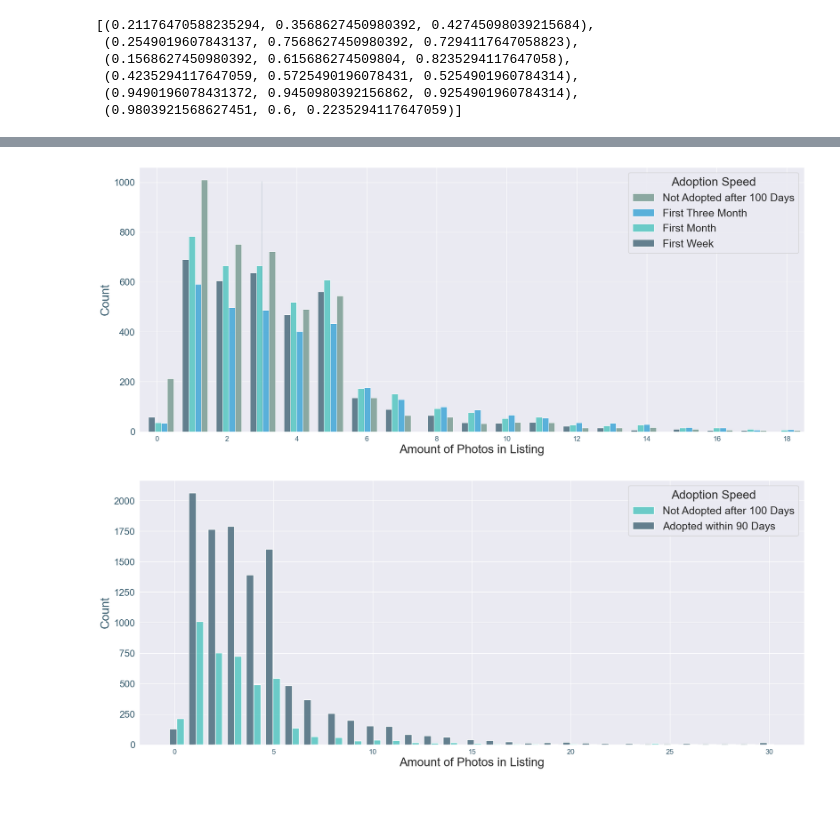
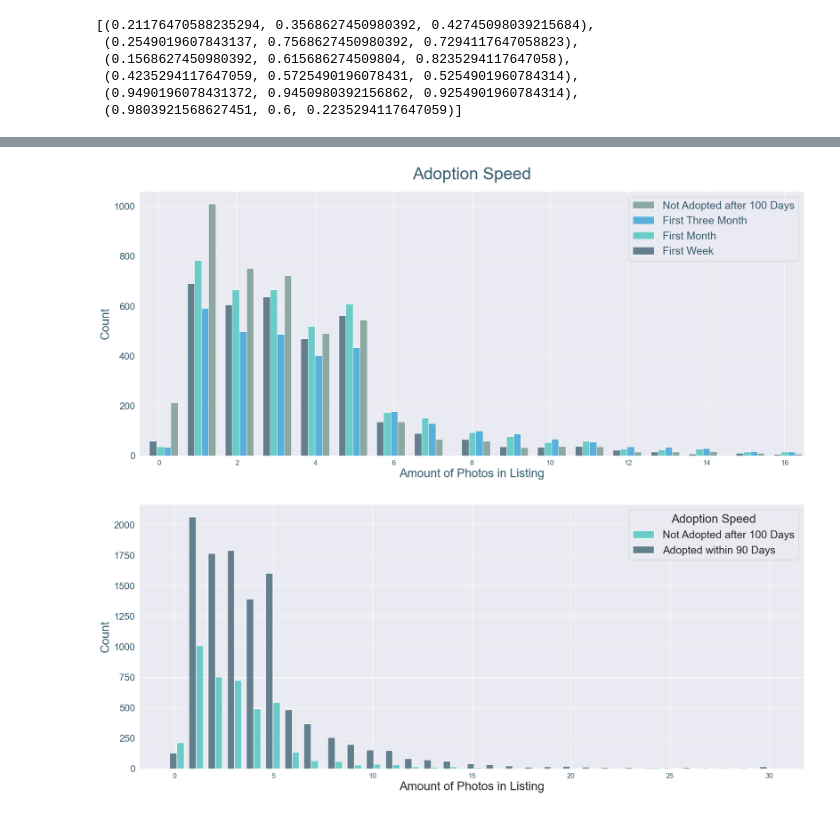
Before and after one commit to LanaCasselmann/ds_capstone_pet_adoptability, a Jupyter notebook: notebooks/photoamt_plot.ipynb, the cells around one changed output, grey strips where cells are left out. Saved outputs shown, nothing was run; the diff lists cells and outputs as text; code cells hidden in the pictures.

Commit message:
add photoamt plots

```diff
--- a/notebooks/photoamt_plot.ipynb
+++ b/notebooks/photoamt_plot.ipynb
@@ -138,30 +163,37 @@ sns.color_palette()
 # %%
 # histplot
+bbox = dict(boxstyle="round", fc="0.8")
 fig = plt.figure(figsize=(20,8))
 hist = sns.histplot(data=df, x='photoamt', hue='adoptionspeed', palette=['#365b6d', '#41c1ba', '#289dd2', '#6c9286'], multiple='dodge', shrink=3)#, palette=custom_palette,
 #, shrink=1, bins=20 )#bins = np.arange(quantile_idx-84, 1114, 28))# bins=60)#)
 #multiple='stack',“layer”, “dodge”, “fill”}
 #hist.axvline(x=quantile_idx, color='#671f47', linewidth=2) # '#b86a44', '#671f47', '#a22e54',  '#dabc66'
 #plt.xticks(rotation=45)
 #plt.subplots_adjust(top=0.90)
 #add legend to plot
 plt.legend(
-    title='Adoption Speed',
+#    title='Adoption Speed',
     labels = ['Not Adopted after 100 Days','First Three Month','First Month','First Week'],
     fontsize=18,#'x-large',
-    title_fontsize=20#'xx-large'
+    labelcolor="#365b6d",#'linecolor'
+    title_fontsize=20#'xx-large',
+    #leg._legend_title_box._text.set_color('#FFFFFF')
     )
-plt.xlabel('Amount of Photos in Listing', fontsize=20);
+plt.xlabel('Amount of Photos in Listing', fontsize=20, color='#365b6d');
 plt.ylabel('Count', fontsize=20, color='#365b6d');
-#plt.title(' Model', fontsize=28, color='#365b6d', pad=60, y=0.91)
+plt.title('Adoption Speed', fontsize=28, color='#365b6d', pad=60, y=0.91)
 plt.xticks(ticks=np.linspace(0,18,10),color='#365b6d',fontsize=12)
 plt.yticks(color='#365b6d', fontsize=16)
-sns.lineplot(x=3, y=[0,1020], size=)
-#plt.savefig('plots/baseline_plot2_without_title.jpg')
-plt.xlim([-0.5, 18.5])
+#sns.lineplot(x=3.5, y=[0,1050],color='#365b6d',marker='o',linestyle='dashed', linewidth=2, markersize=8)
+#hist.axvline(x=3.52, ymin=0, ymax=1070, linewidth=3.5, linestyle='dashed')
+# Annotate vline
+#plt.annotate("'Not Adopted' most frequent for up to 3 photos", xy=(3.7, 1000), bbox=bbox, fontsize=16)
+#plt.annotate("'Fast Adoption Speeds' most frequent for more than 3 photos", xy=(3.7, 800), bbox=bbox, fontsize=16)
+plt.xlim([-0.5, 16.5])
+plt.savefig('../images/presentation/photoamt.jpg')
 plt.show();
 # %% [output]
-[figure, old version]
+[figure, new version]
 # %%
 # histplot
 fig = plt.figure(figsize=(20,8))
```
Also changed, not shown: parts of 2 cells of this notebook, 2 other files.
